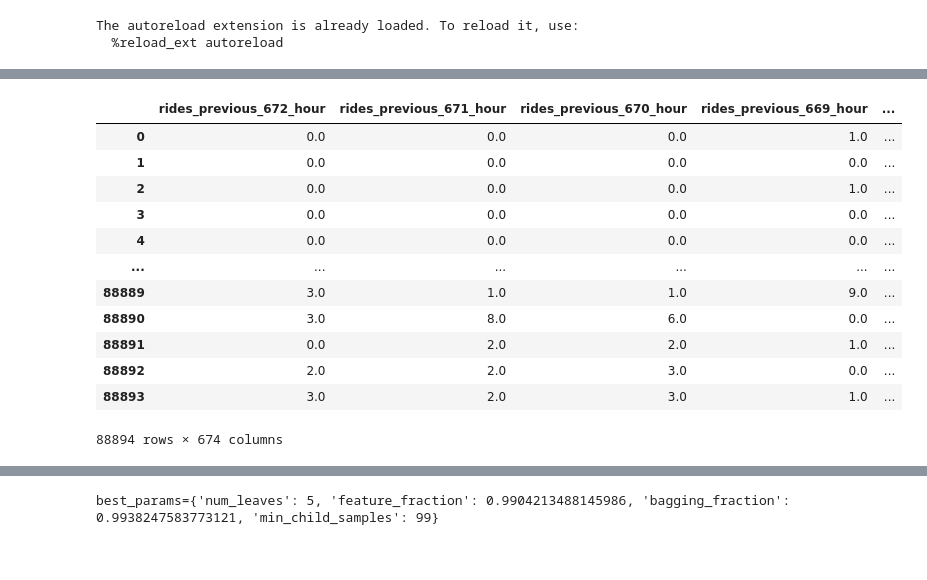
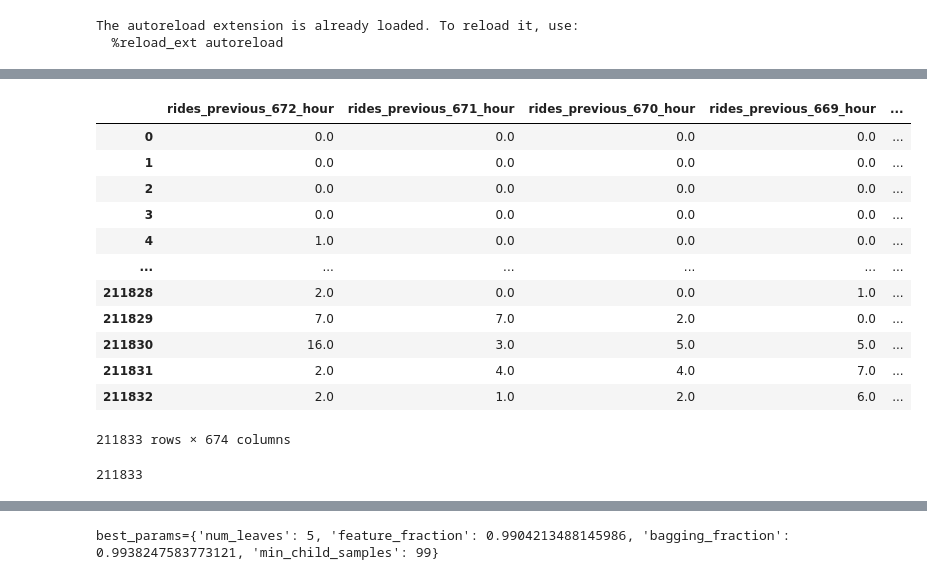
Before and after one commit to Kesh1955/NYC_Taxi_demand_prediction, a Jupyter notebook: notebooks/13_model_training_pipeline.ipynb, the cells around one changed output, grey strips where cells are left out. Drawn from its saved outputs; the diff is of its cells as text; code cells hidden in the pictures.

```diff
--- a/notebooks/13_model_training_pipeline.ipynb
+++ b/notebooks/13_model_training_pipeline.ipynb
@@ -118,27 +196,31 @@ plot_ts(ts_data, locations=[43])
 # %%
 from src.data import transform_ts_data_into_features_and_target
 
 features, targets = transform_ts_data_into_features_and_target(
     ts_data,
-    input_seq_len=24*28*1, # one month
-    step_size=24,
+    input_seq_len=24*28, # one month
+    step_size=23,
 )
 
 features
 # %% [output]
 |  | rides_previous_672_hour | rides_previous_671_hour | rides_previous_670_hour | rides_previous_669_hour | ... |
-| 0 | 0.0 | 0.0 | 0.0 | 1.0 | ... |
+| 0 | 0.0 | 0.0 | 0.0 | 0.0 | ... |
 | 1 | 0.0 | 0.0 | 0.0 | 0.0 | ... |
-| 2 | 0.0 | 0.0 | 0.0 | 1.0 | ... |
+| 2 | 0.0 | 0.0 | 0.0 | 0.0 | ... |
 | 3 | 0.0 | 0.0 | 0.0 | 0.0 | ... |
-| 4 | 0.0 | 0.0 | 0.0 | 0.0 | ... |
+| 4 | 1.0 | 0.0 | 0.0 | 0.0 | ... |
 | ... | ... | ... | ... | ... | ... |
-| 88889 | 3.0 | 1.0 | 1.0 | 9.0 | ... |
-| 88890 | 3.0 | 8.0 | 6.0 | 0.0 | ... |
-| 88891 | 0.0 | 2.0 | 2.0 | 1.0 | ... |
-| 88892 | 2.0 | 2.0 | 3.0 | 0.0 | ... |
-| 88893 | 3.0 | 2.0 | 3.0 | 1.0 | ... |
+| 211828 | 2.0 | 0.0 | 0.0 | 1.0 | ... |
+| 211829 | 7.0 | 7.0 | 2.0 | 0.0 | ... |
+| 211830 | 16.0 | 3.0 | 5.0 | 5.0 | ... |
+| 211831 | 2.0 | 4.0 | 4.0 | 7.0 | ... |
+| 211832 | 2.0 | 1.0 | 2.0 | 6.0 | ... |
-88894 rows × 674 columns
+211833 rows × 674 columns
+# %%
+len(targets)
+# %% [output]
+211833
 # %%
 features_and_target = features.copy()
 features_and_target['target_rides_next_hour'] = targets
```
Also changed, not shown: parts of 33 cells of this notebook, 20 other files.
